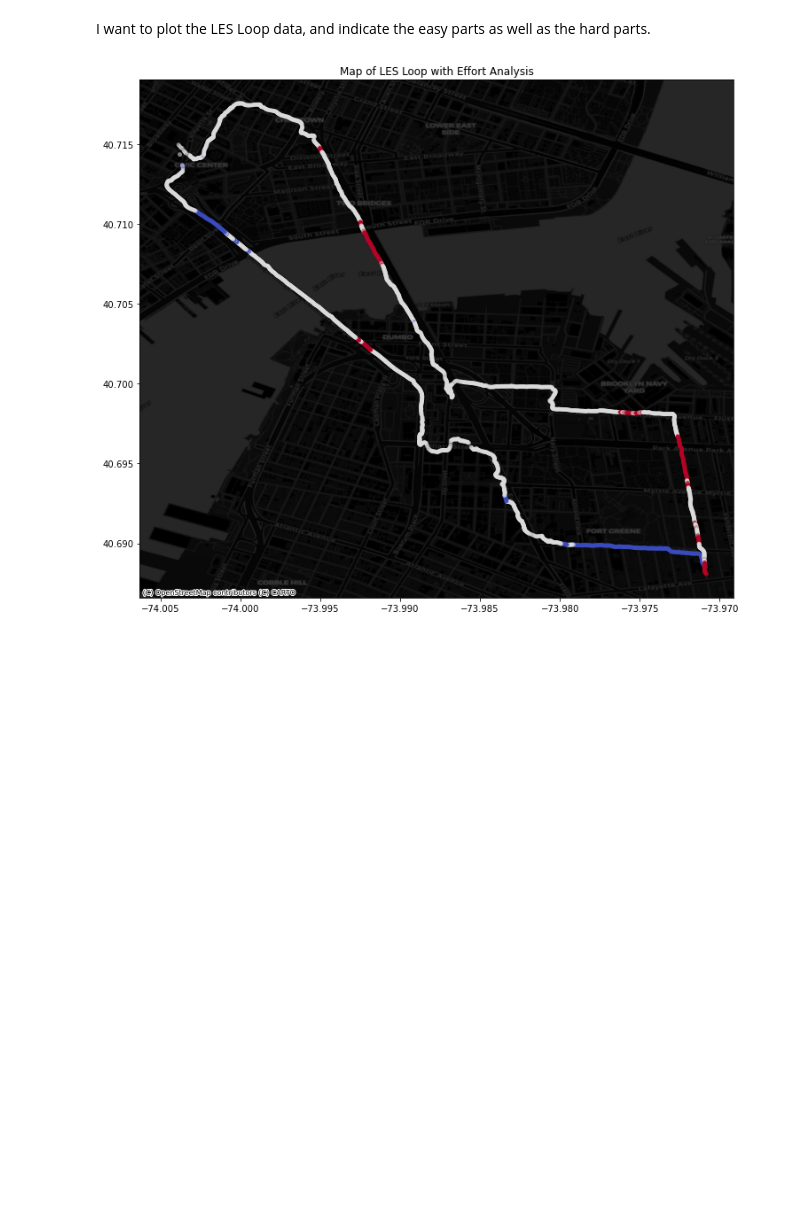
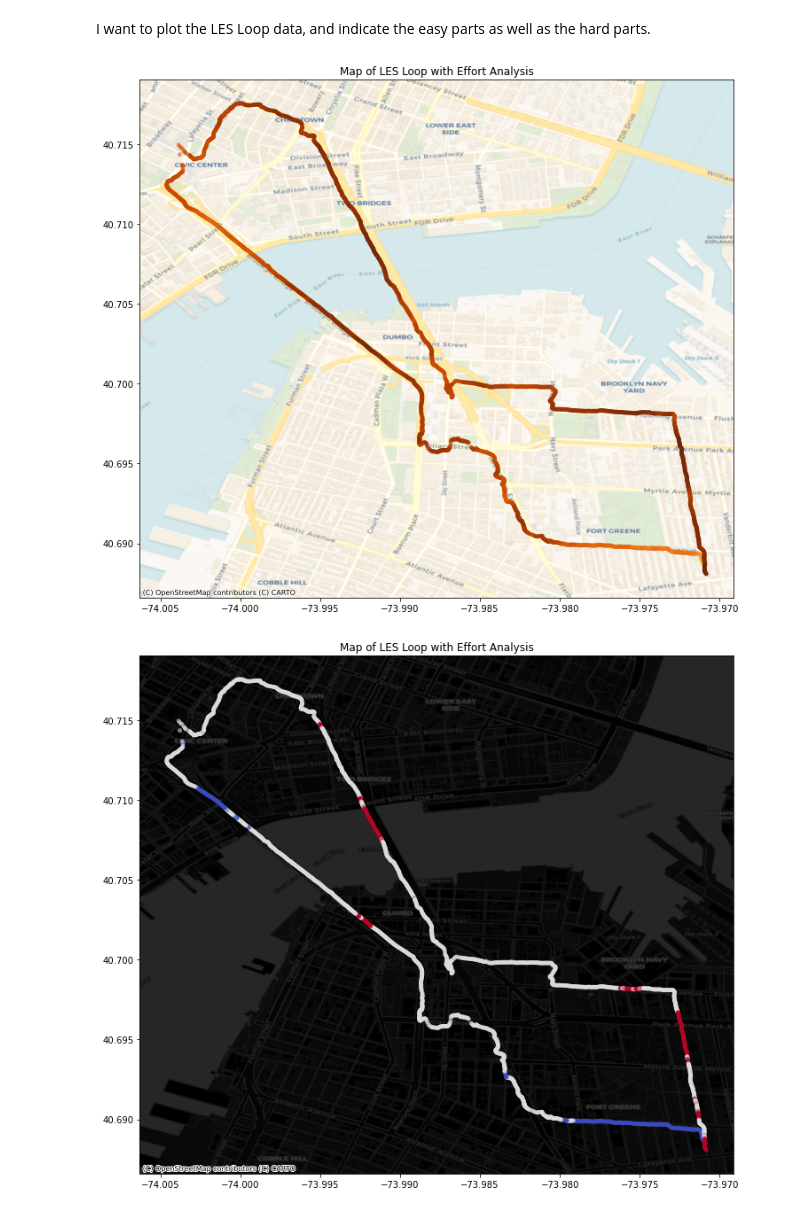
Before and after one commit to nickxscott/TakeTheEasyRoute, a Jupyter notebook: notebooks/3_FinalViz.ipynb, the cells around one changed output. Drawn from its saved outputs; the diff is of its cells as text; code cells hidden in the pictures; blank space fills up the shorter version.

```diff
--- a/notebooks/3_FinalViz.ipynb
+++ b/notebooks/3_FinalViz.ipynb
@@ -31,4 +31,17 @@ LESloop_effort_gdf
 3610 rows × 10 columns
 # %% [markdown]
 I want to plot the LES Loop data, and indicate the easy parts as well as the hard parts.
+# %%
+#first map made without engineered column
+fig, ax = plt.subplots(figsize=(12,12))
+
+ax=LESloop_effort_gdf.plot(ax=ax, alpha=0.5, markersize=15, cmap='YlOrBr', column='heart_rate');
+
+basemap=cx.providers.CartoDB.Voyager
+
+cx.add_basemap(ax, crs=4326, source=basemap)
+
+plt.title("Map of LES Loop with Effort Analysis");
+# %% [output]
+[figure, added]
 # %%
```
Also changed, not shown: parts of 1 cell of this notebook, 3 other files.
